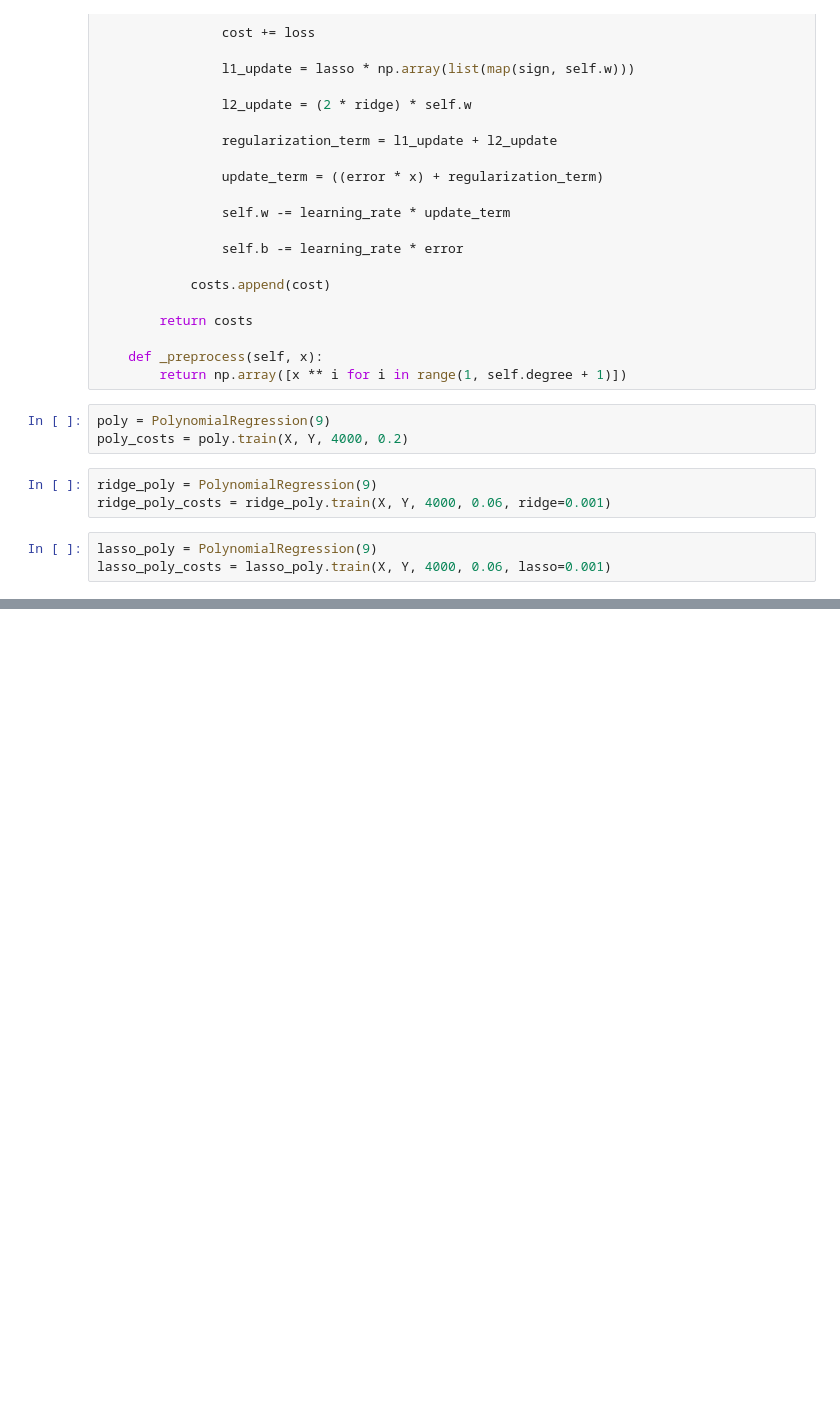
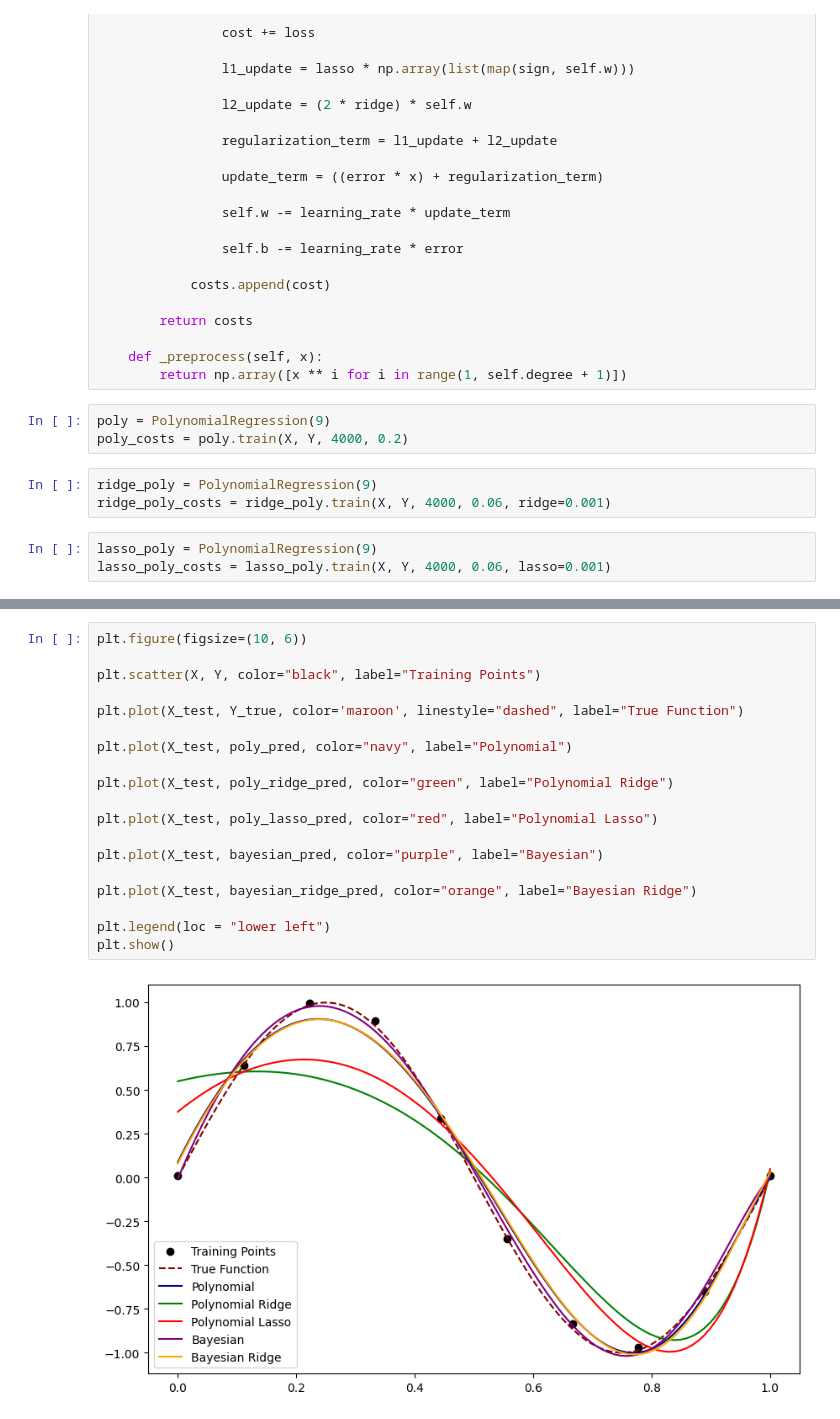
Before and after one commit to R-m1n/SBU, a Jupyter notebook: Machine Learning/assignment-a.ipynb, the cells around one changed output, grey strips where cells are left out. Drawn from its saved outputs; the diff is of its cells as text; blank space fills up the shorter version.

```diff
--- a/Machine Learning/assignment-a.ipynb
+++ b/Machine Learning/assignment-a.ipynb
@@ -96,0 +158,21 @@ plt.show()
+# %%
+plt.figure(figsize=(10, 6))
+
+plt.scatter(X, Y, color="black", label="Training Points")
+
+plt.plot(X_test, Y_true, color='maroon', linestyle="dashed", label="True Function")
+
+plt.plot(X_test, poly_pred, color="navy", label="Polynomial")
+
+plt.plot(X_test, poly_ridge_pred, color="green", label="Polynomial Ridge")
+
+plt.plot(X_test, poly_lasso_pred, color="red", label="Polynomial Lasso")
+
+plt.plot(X_test, bayesian_pred, color="purple", label="Bayesian")
+
+plt.plot(X_test, bayesian_ridge_pred, color="orange", label="Bayesian Ridge")
+
+plt.legend(loc = "lower left")
+plt.show()
+# %% [output]
+[figure, added]
```
Also changed, not shown: parts of 8 cells of this notebook.
